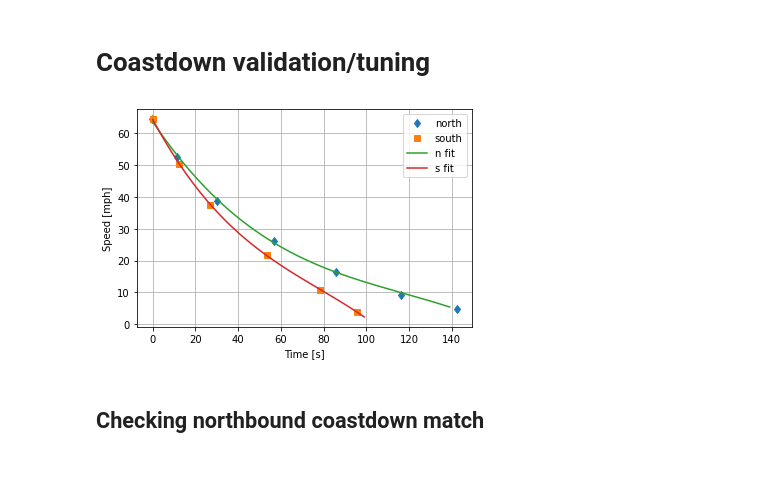
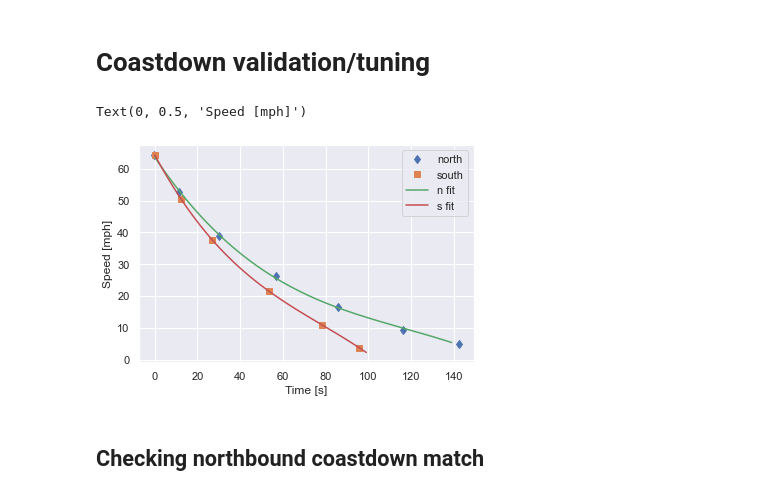
Before and after one commit to NREL/fastsim, a Jupyter notebook: docs/class4truck.ipynb, the cells around one changed output. Drawn from its saved outputs; the diff is of its cells as text; code cells hidden in the pictures; blank space fills up the shorter version.

```diff
--- a/docs/class4truck.ipynb
+++ b/docs/class4truck.ipynb
@@ -29,8 +29,8 @@ import importlib
 import matplotlib.pyplot as plt
 import importlib
 import math
-# import seaborn as sns
-# sns.set(font_scale=2, style='whitegrid')
+import seaborn as sns
+sns.set()
 
 %matplotlib inline
 # %%
@@ -61,14 +61,15 @@ poly_s = np.poly1d(p_coeffs_s)
 # %%
 ax = north_df.plot(x='Time [s]', y='Speed [mph]', label='north', linestyle='', marker='d')
 south_df.plot(x='Time [s]', y='Speed [mph]', ax=ax, label='south', linestyle='', marker='s')
 plt.plot(np.arange(140), poly_n(np.arange(140)), label='n fit')
 plt.plot(np.arange(100), poly_s(np.arange(100)), label='s fit')
 plt.legend()
 plt.xlabel('Time [s]')
 plt.ylabel('Speed [mph]')
-plt.grid()
+# plt.grid()
 # %% [output]
+Text(0, 0.5, 'Speed [mph]')
-[figure, old version]
+[figure, new version]
 # %% [markdown]
 ## Checking northbound coastdown match
 # %%
```
Also changed, not shown: parts of 11 cells of this notebook.
